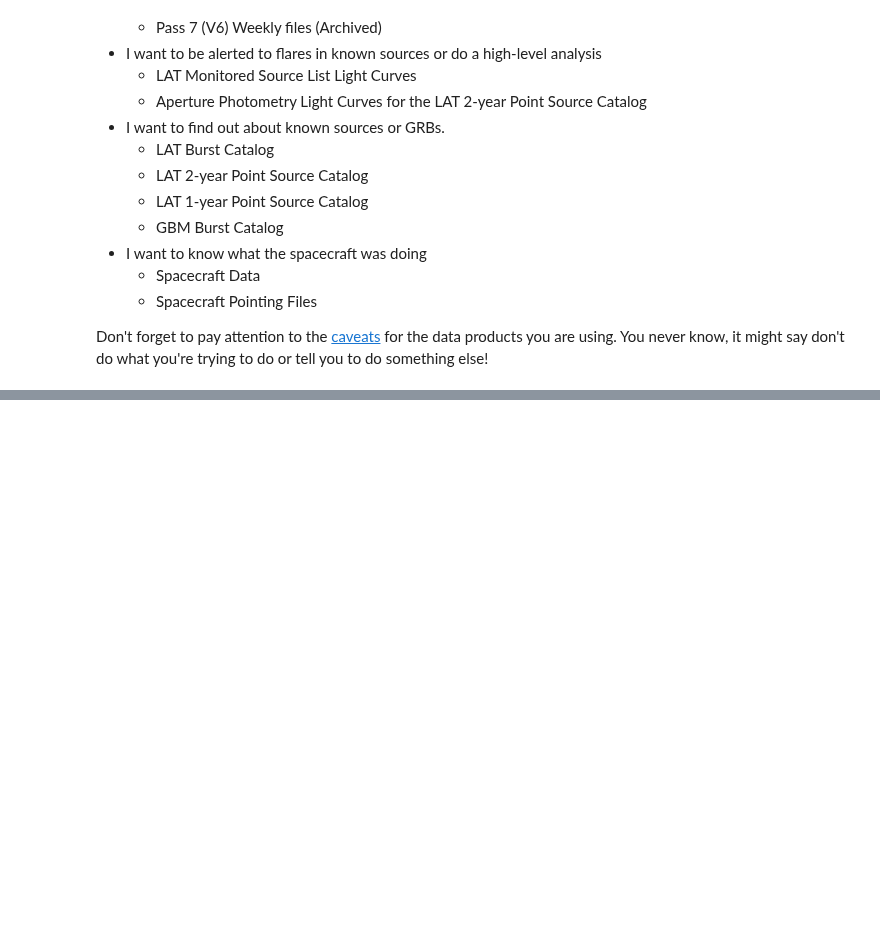
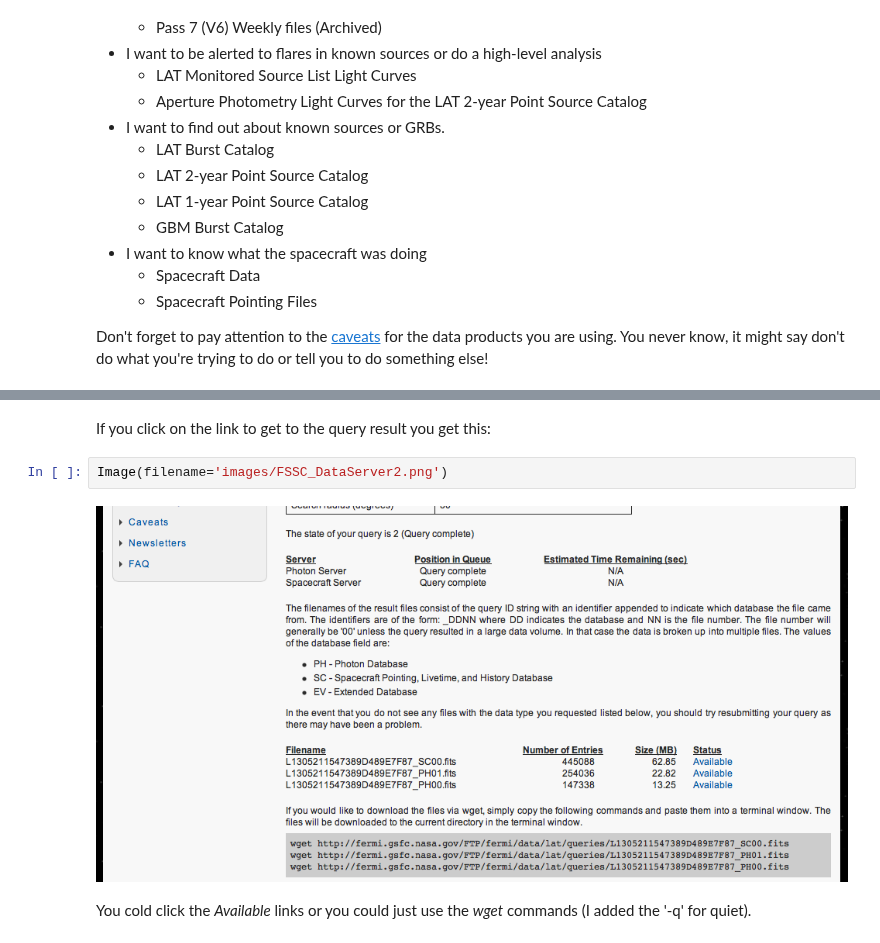
Before and after one commit to FermiSummerSchool/fermi-summer-school, a Jupyter notebook: Data_Exploration.ipynb, the cells around one changed output, grey strips where cells are left out. Saved outputs shown, nothing was run; the diff lists cells and outputs as text; blank space fills up the shorter version.

```diff
--- a/Data_Exploration.ipynb
+++ b/Data_Exploration.ipynb
@@ -95,0 +123,8 @@ Don't forget to pay attention to the [caveats](http://fermi.gsfc.nasa.gov/ssc/da
+# %% [markdown]
+If you click on the link to get to the query result you get this:
+# %%
+Image(filename='images/FSSC_DataServer2.png')
+# %% [output]
+[figure, added]
+# %% [markdown]
+You cold click the *Available* links or you could just use the *wget* commands (I added the '-q' for quiet).
```
Also changed, not shown: parts of 28 cells of this notebook.
